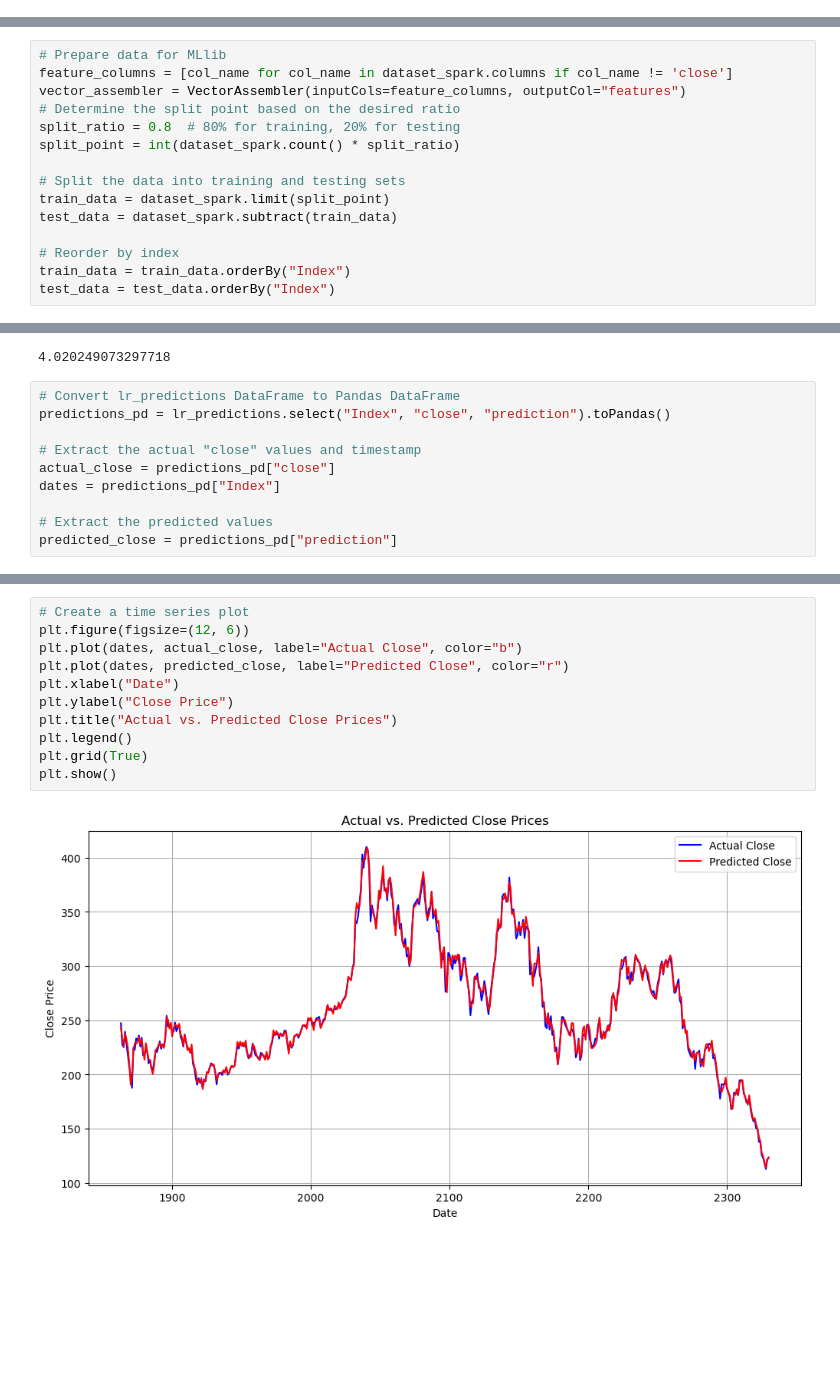
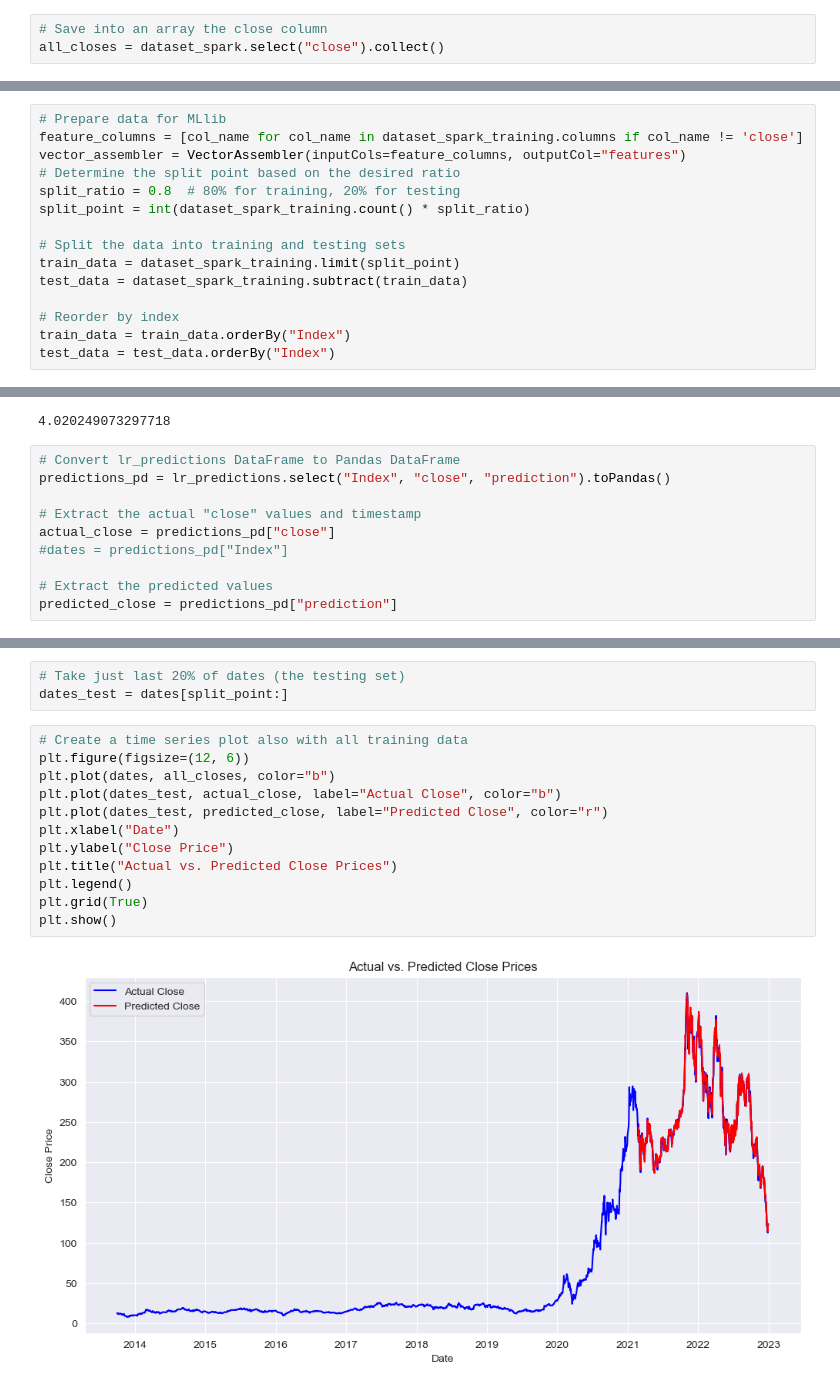
Before and after one commit to SaladSlayer00/Stock_Predictor_2023, a Jupyter notebook: Matteo/0_LinearRegression.ipynb, the cells around one changed output, grey strips where cells are left out. Drawn from its saved outputs; the diff is of its cells as text; blank space fills up the shorter version.

```diff
--- a/Matteo/0_LinearRegression.ipynb
+++ b/Matteo/0_LinearRegression.ipynb
@@ -118,16 +171,19 @@ Number of rows in the DataFrame:  2248
+# %%
+# Save into an array the close column
+all_closes = dataset_spark.select("close").collect()
 # %% [markdown]
 # MLLib
 # %%
 # Prepare data for MLlib
-feature_columns = [col_name for col_name in dataset_spark.columns if col_name != 'close']
+feature_columns = [col_name for col_name in dataset_spark_training.columns if col_name != 'close']
 vector_assembler = VectorAssembler(inputCols=feature_columns, outputCol="features")
 # Determine the split point based on the desired ratio
 split_ratio = 0.8  # 80% for training, 20% for testing
-split_point = int(dataset_spark.count() * split_ratio)
+split_point = int(dataset_spark_training.count() * split_ratio)
 
 # Split the data into training and testing sets
-train_data = dataset_spark.limit(split_point)
-test_data = dataset_spark.subtract(train_data)
+train_data = dataset_spark_training.limit(split_point)
+test_data = dataset_spark_training.subtract(train_data)
 
 # Reorder by index
 train_data = train_data.orderBy("Index")
@@ -160,7 +223,7 @@ predictions_pd = lr_predictions.select("Index", "close", "prediction").toPandas(
 
 # Extract the actual "close" values and timestamp
 actual_close = predictions_pd["close"]
-dates = predictions_pd["Index"]
+#dates = predictions_pd["Index"]
 
 # Extract the predicted values
 predicted_close = predictions_pd["prediction"]
@@ -182,13 +230,17 @@ Name: Index, Length: 450, dtype: int64
+# %%
+# Take just last 20% of dates (the testing set)
+dates_test = dates[split_point:]
 # %%
-# Create a time series plot
+# Create a time series plot also with all training data
 plt.figure(figsize=(12, 6))
-plt.plot(dates, actual_close, label="Actual Close", color="b")
-plt.plot(dates, predicted_close, label="Predicted Close", color="r")
+plt.plot(dates, all_closes, color="b")
+plt.plot(dates_test, actual_close, label="Actual Close", color="b")
+plt.plot(dates_test, predicted_close, label="Predicted Close", color="r")
 plt.xlabel("Date")
 plt.ylabel("Close Price")
 plt.title("Actual vs. Predicted Close Prices")
 plt.legend()
 plt.grid(True)
 plt.show()
 # %% [output]
-[figure, old version]
+[figure, new version]
```
Also changed, not shown: parts of 16 cells of this notebook, 4 other files.
